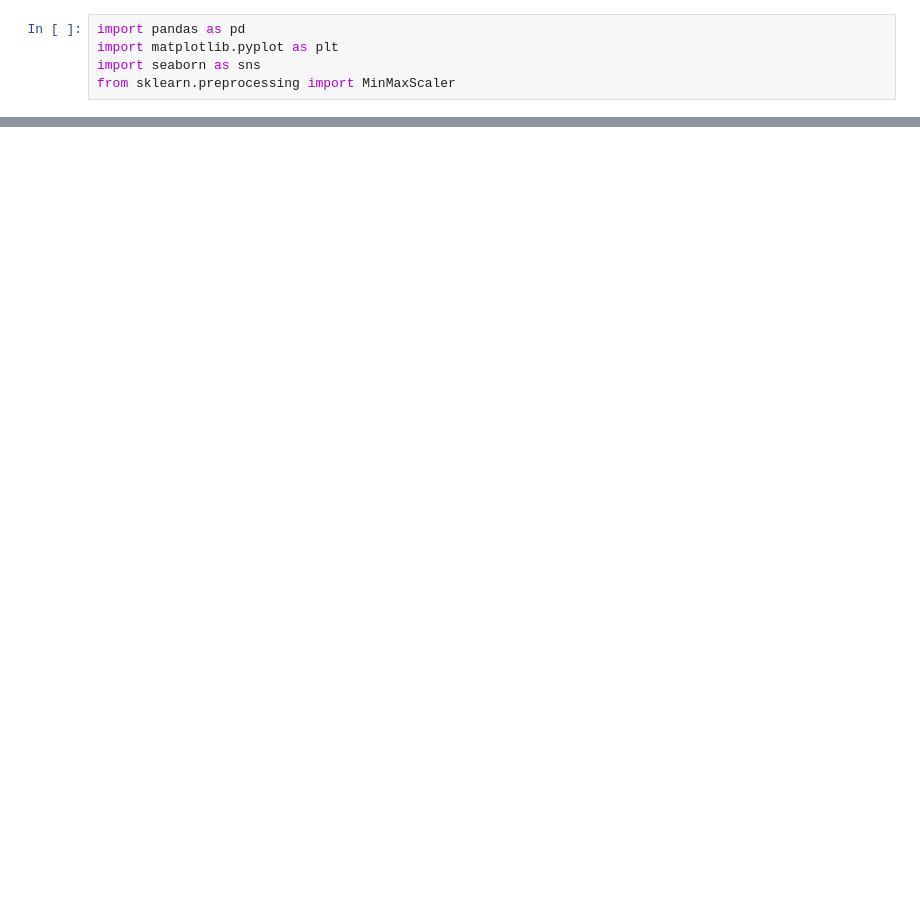
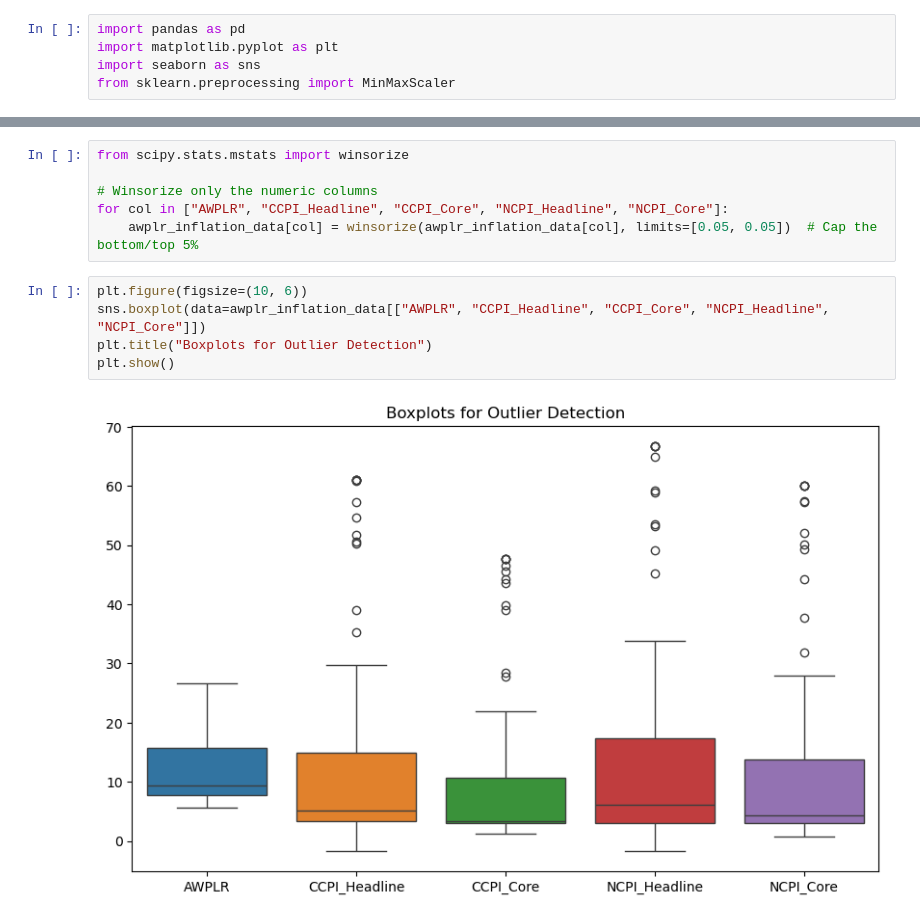
Before and after one commit to Shalindri/principles-of-ds-portfolio, a Jupyter notebook: awplr_prediction/notebooks/eda.ipynb, the cells around one changed output, grey strips where cells are left out. Cells and saved outputs as stored; diff of their text form; blank space fills up the shorter version.

```diff
--- a/awplr_prediction/notebooks/eda.ipynb
+++ b/awplr_prediction/notebooks/eda.ipynb
@@ -77,0 +101,13 @@ plt.show()
+# %%
+from scipy.stats.mstats import winsorize
+
+# Winsorize only the numeric columns
+for col in ["AWPLR", "CCPI_Headline", "CCPI_Core", "NCPI_Headline", "NCPI_Core"]:
+    awplr_inflation_data[col] = winsorize(awplr_inflation_data[col], limits=[0.05, 0.05])  # Cap the bottom/top 5%
+# %%
+plt.figure(figsize=(10, 6))
+sns.boxplot(data=awplr_inflation_data[["AWPLR", "CCPI_Headline", "CCPI_Core", "NCPI_Headline", "NCPI_Core"]])
+plt.title("Boxplots for Outlier Detection")
+plt.show()
+# %% [output]
+[figure, added]
```
Also changed, not shown: parts of 34 cells of this notebook, 6 other files.
